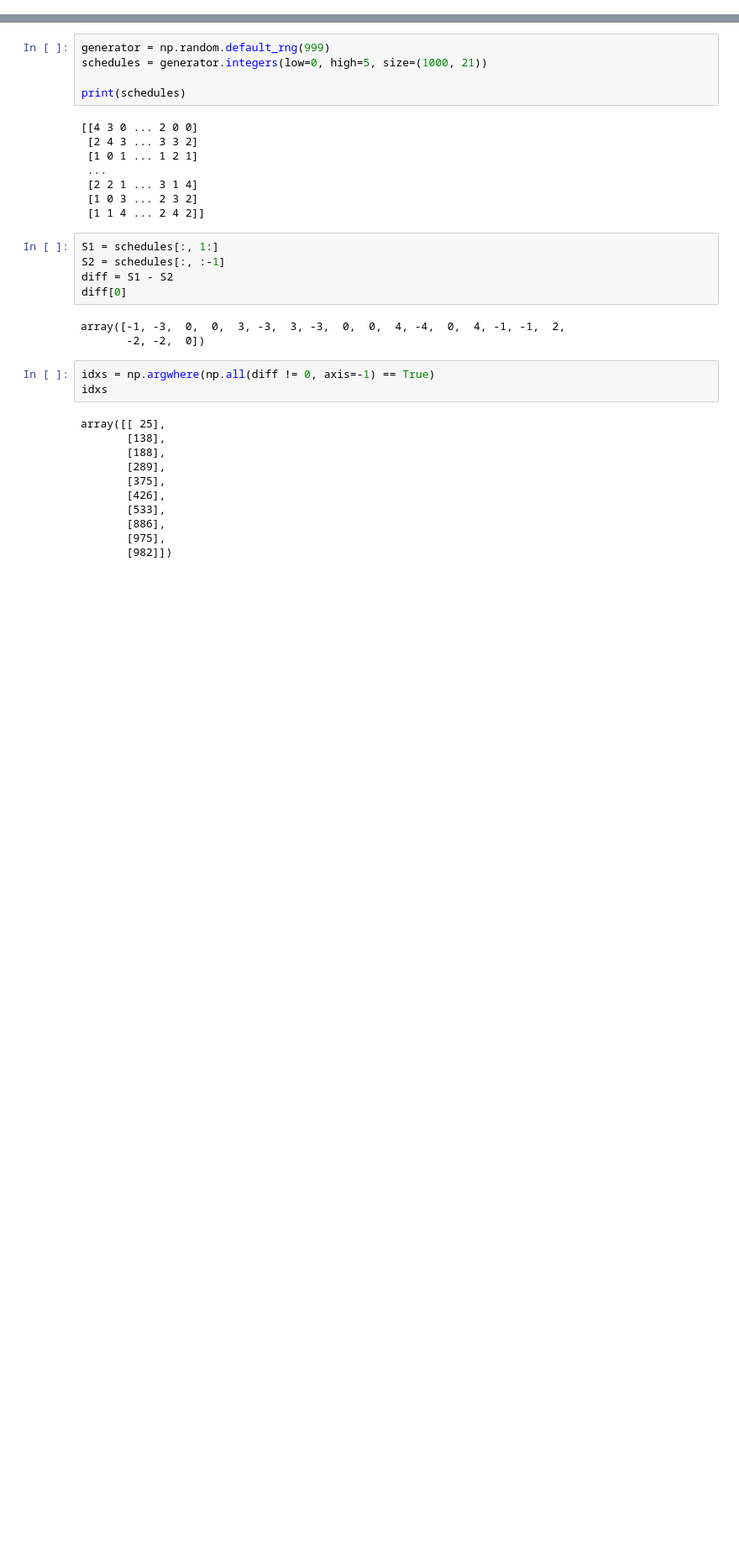
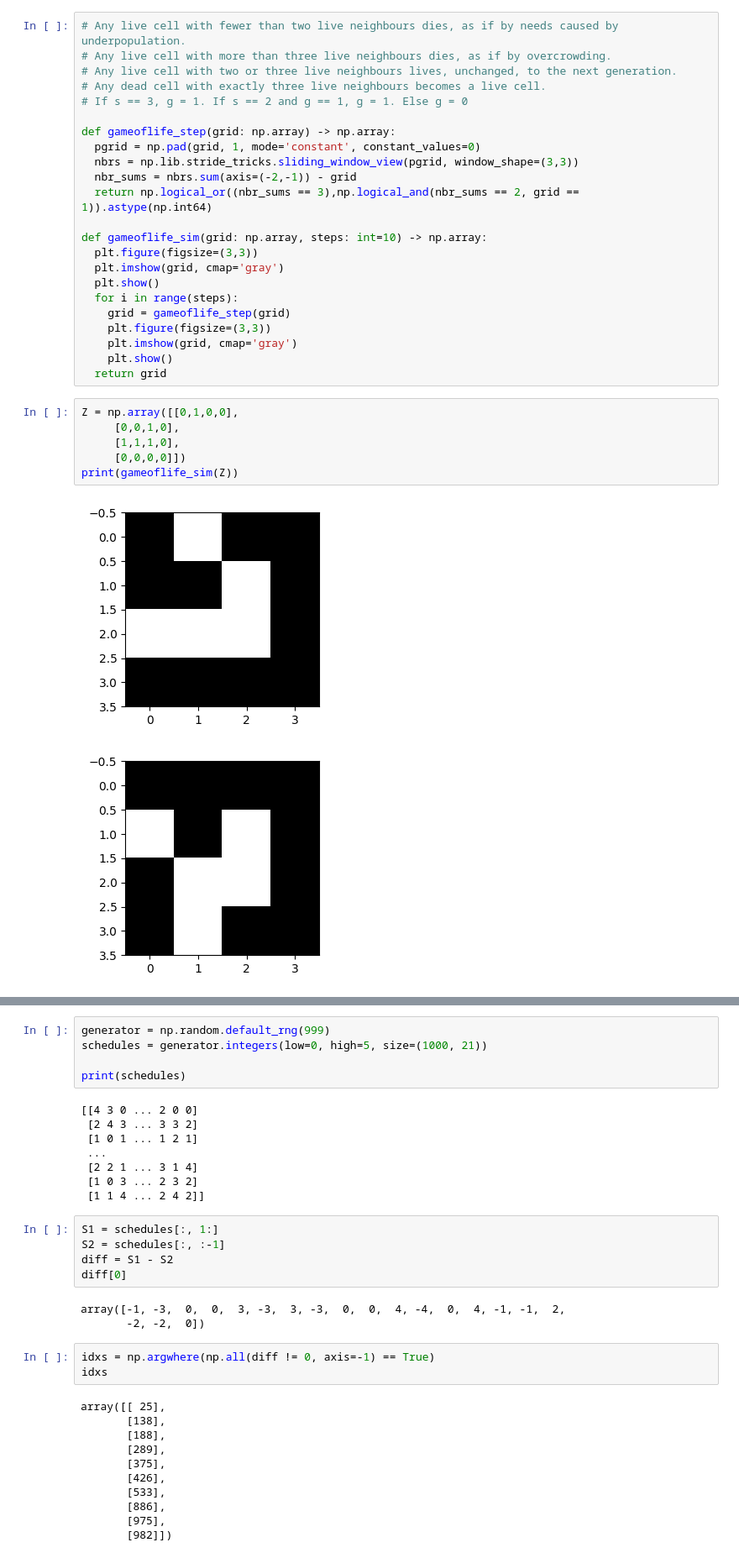
Before and after one commit to aashwinmishra/Attention2Align, a Jupyter notebook: notebooks/02_NP.ipynb, the cells around one changed output, grey strips where cells are left out. Shown at 84% size. Cells and saved outputs as stored; diff of their text form; blank space fills up the shorter version.

```diff
--- a/notebooks/02_NP.ipynb
+++ b/notebooks/02_NP.ipynb
@@ -3,0 +7,32 @@ import matplotlib.pyplot as plt
+# %%
+# Any live cell with fewer than two live neighbours dies, as if by needs caused by underpopulation.
+# Any live cell with more than three live neighbours dies, as if by overcrowding.
+# Any live cell with two or three live neighbours lives, unchanged, to the next generation.
+# Any dead cell with exactly three live neighbours becomes a live cell.
+# If s == 3, g = 1. If s == 2 and g == 1, g = 1. Else g = 0
+
+def gameoflife_step(grid: np.array) -> np.array:
+  pgrid = np.pad(grid, 1, mode='constant', constant_values=0)
+  nbrs = np.lib.stride_tricks.sliding_window_view(pgrid, window_shape=(3,3))
+  nbr_sums = nbrs.sum(axis=(-2,-1)) - grid
+  return np.logical_or((nbr_sums == 3),np.logical_and(nbr_sums == 2, grid == 1)).astype(np.int64)
+
+def gameoflife_sim(grid: np.array, steps: int=10) -> np.array:
+  plt.figure(figsize=(3,3))
+  plt.imshow(grid, cmap='gray')
+  plt.show()
+  for i in range(steps):
+    grid = gameoflife_step(grid)
+    plt.figure(figsize=(3,3))
+    plt.imshow(grid, cmap='gray')
+    plt.show()
+  return grid
+# %%
+Z = np.array([[0,1,0,0],
+     [0,0,1,0],
+     [1,1,1,0],
+     [0,0,0,0]])
+print(gameoflife_sim(Z))
+# %% [output]
+[figure, added]
+[figure, added]
```
Also changed, not shown: parts of 37 cells of this notebook.
